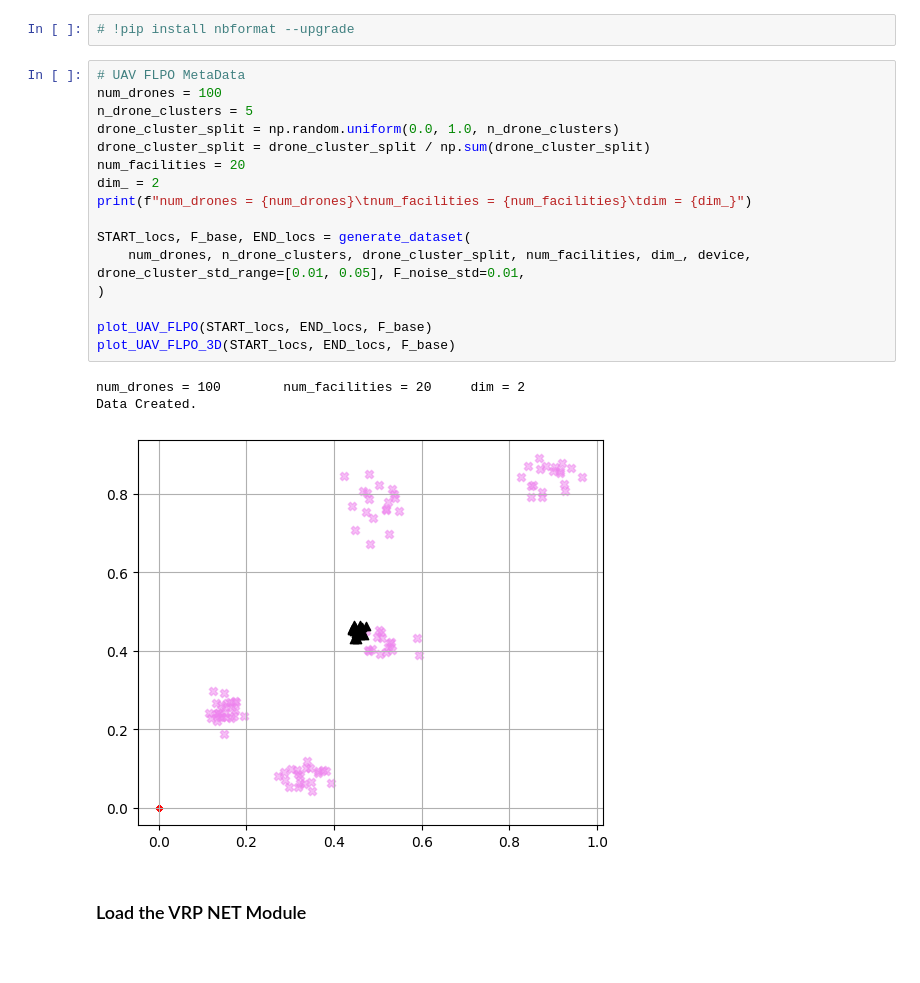
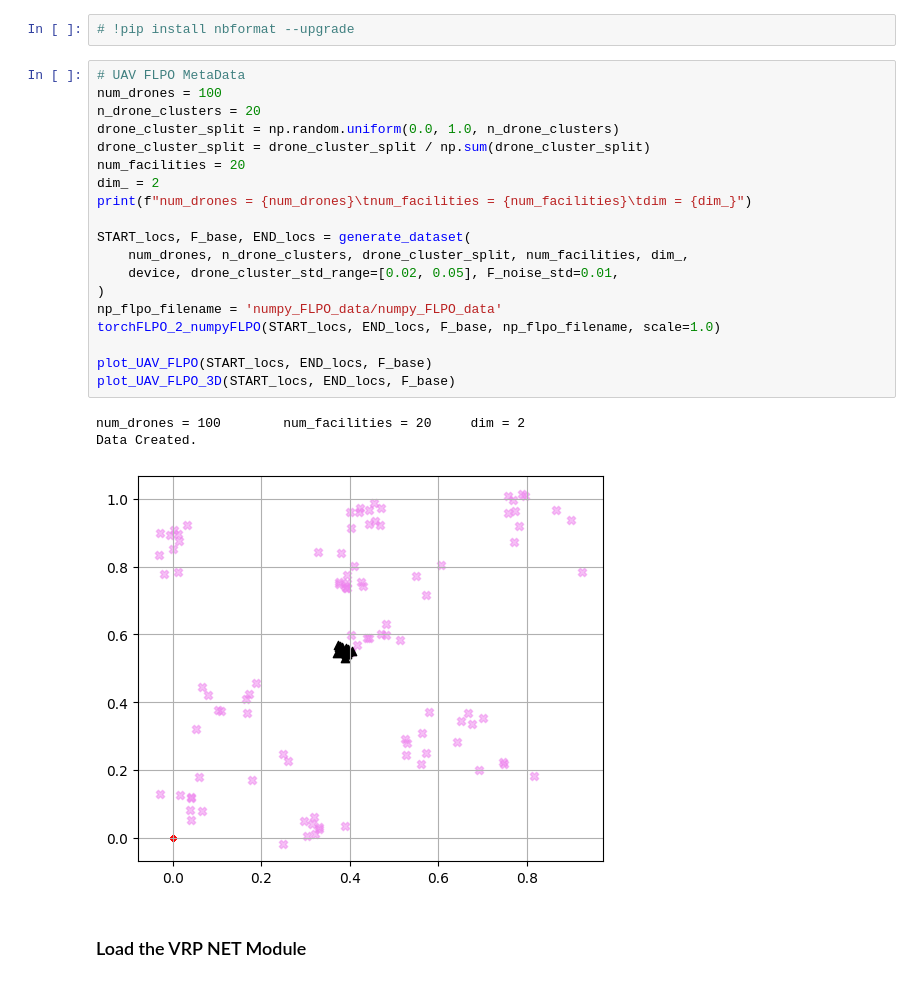
Before and after one commit to salar96/LearningFLPO, a Jupyter notebook: main.ipynb, the cells around one changed output. Cells and saved outputs as stored; diff of their text form.

```diff
--- a/main.ipynb
+++ b/main.ipynb
@@ -32,23 +32,26 @@ Run the below command if you encounter errors running the plotting block.
 # %%
 # UAV FLPO MetaData
 num_drones = 100
-n_drone_clusters = 5
+n_drone_clusters = 20
 drone_cluster_split = np.random.uniform(0.0, 1.0, n_drone_clusters)
 drone_cluster_split = drone_cluster_split / np.sum(drone_cluster_split)
 num_facilities = 20
 dim_ = 2
 print(f"num_drones = {num_drones}\tnum_facilities = {num_facilities}\tdim = {dim_}")
 
 START_locs, F_base, END_locs = generate_dataset(
-    num_drones, n_drone_clusters, drone_cluster_split, num_facilities, dim_, device, drone_cluster_std_range=[0.01, 0.05], F_noise_std=0.01,
+    num_drones, n_drone_clusters, drone_cluster_split, num_facilities, dim_,
+    device, drone_cluster_std_range=[0.02, 0.05], F_noise_std=0.01,
 )
+np_flpo_filename = 'numpy_FLPO_data/numpy_FLPO_data'
+torchFLPO_2_numpyFLPO(START_locs, END_locs, F_base, np_flpo_filename, scale=1.0)
 
 plot_UAV_FLPO(START_locs, END_locs, F_base)
 plot_UAV_FLPO_3D(START_locs, END_locs, F_base)
 # %% [output]
 num_drones = 100        num_facilities = 20     dim = 2
 Data Created.
-[figure, old version]
+[figure, new version]
 # %% [markdown]
 ### Load the VRP NET Module
 # %%
```
Also changed, not shown: parts of 23 cells of this notebook, 10 other files.
